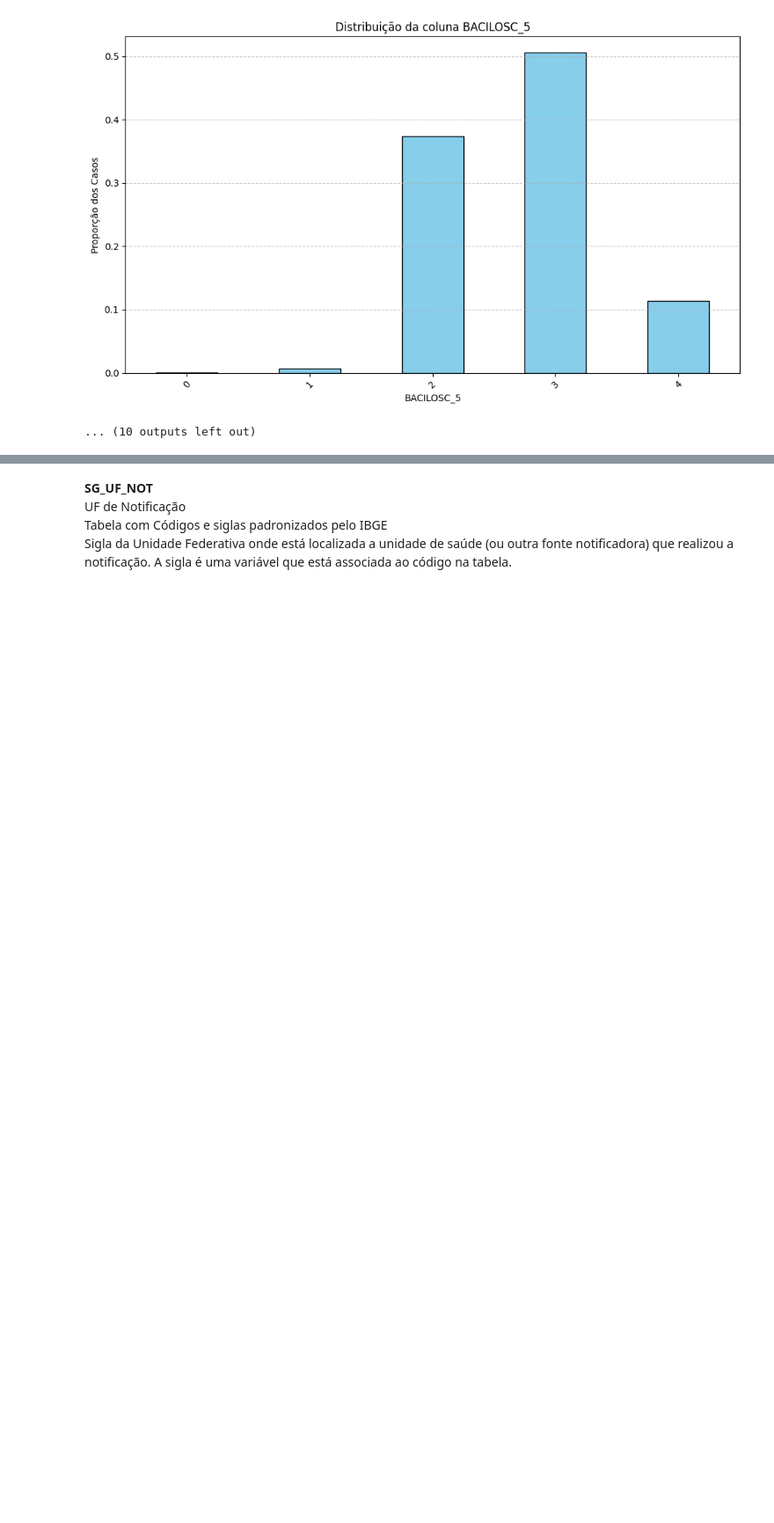
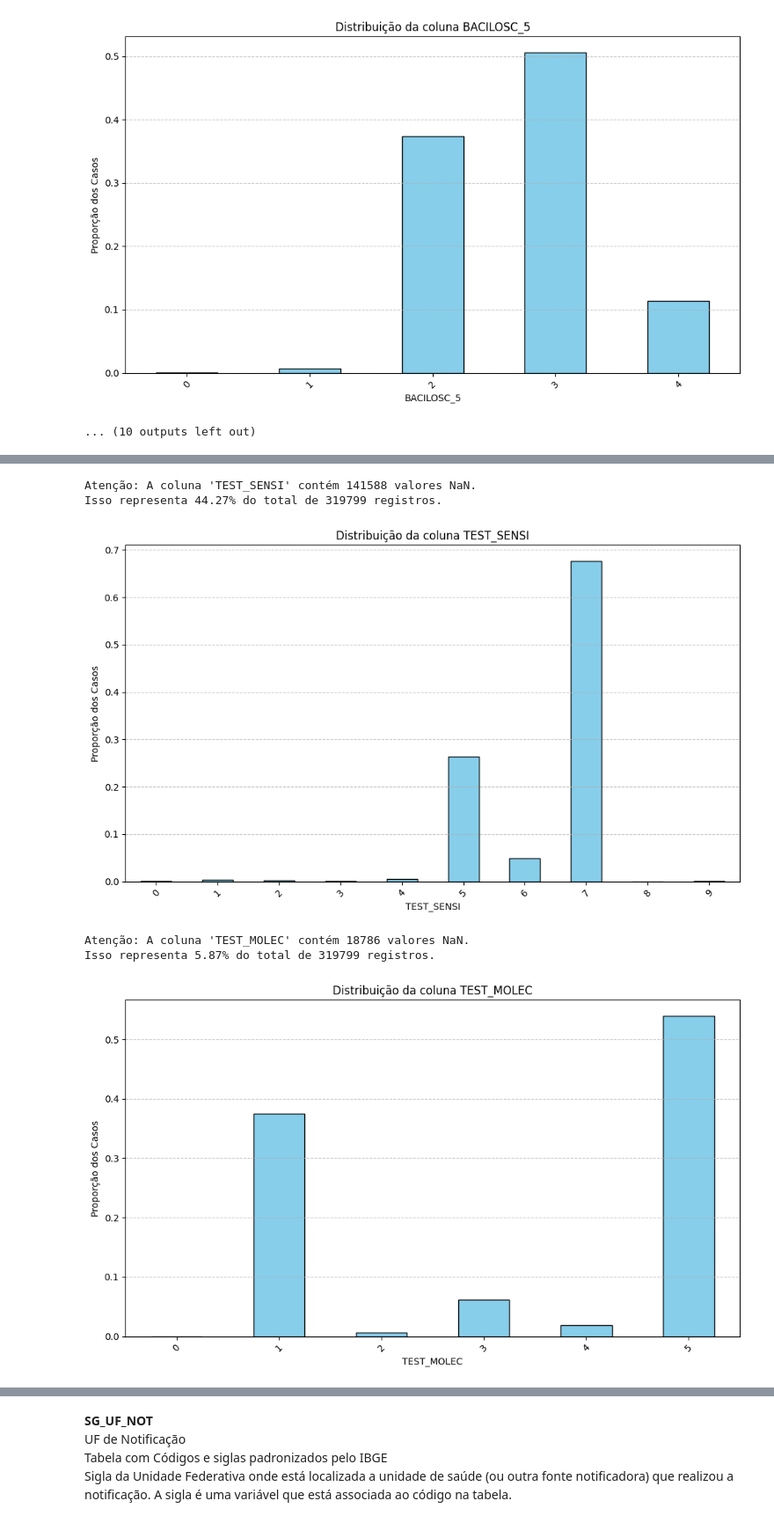
Before and after one commit to FreitasVarejo/MC853-Project, a Jupyter notebook: lab01/notebook.ipynb, the cells around one changed output, grey strips where cells are left out. Shown at 88% size. Drawn from its saved outputs; the diff is of its cells as text; code cells hidden in the pictures; blank space fills up the shorter version.

```diff
--- a/lab01/notebook.ipynb
+++ b/lab01/notebook.ipynb
@@ -324,0 +343,10 @@ Isso representa 23.77% do total de 319799 registros.
+# %%
+checar_nan(df_cleaned_columns, nome_coluna="TEST_SENSI")
+checar_nan(df_cleaned_columns, nome_coluna="TEST_MOLEC")
+# %% [output]
+Atenção: A coluna 'TEST_SENSI' contém 141588 valores NaN.
+Isso representa 44.27% do total de 319799 registros.
+[figure, added]
+Atenção: A coluna 'TEST_MOLEC' contém 18786 valores NaN.
+Isso representa 5.87% do total de 319799 registros.
+[figure, added]
```
Also changed, not shown: parts of 8 cells of this notebook, 2 other files.
